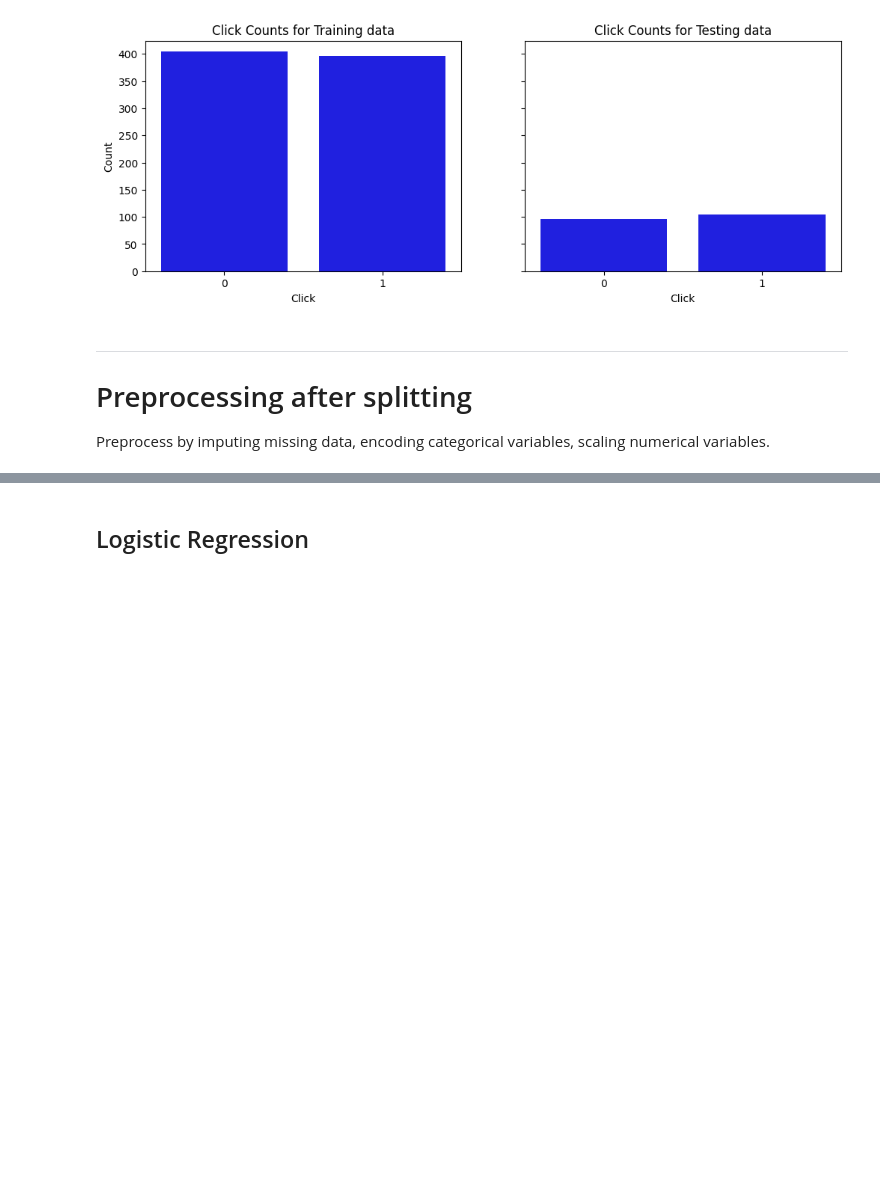
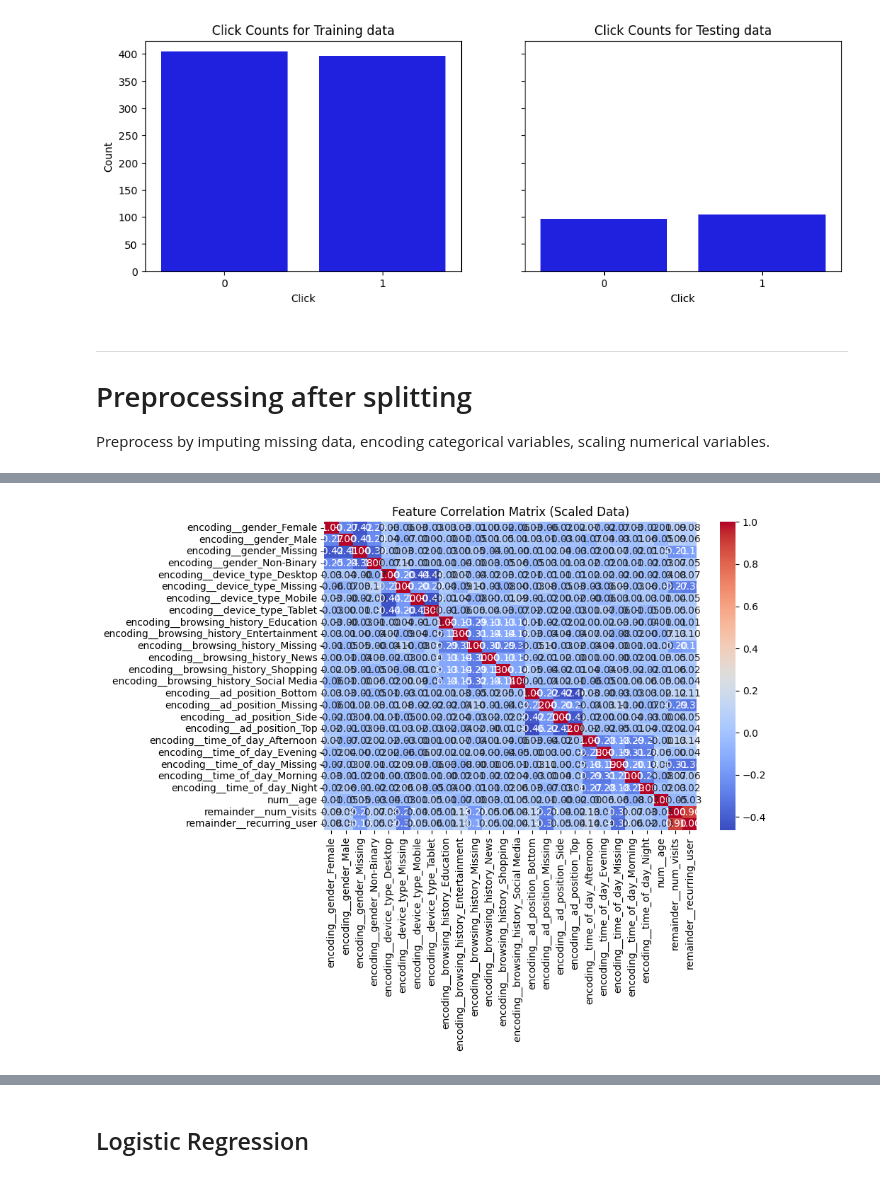
Before and after one commit to zabethe/ad-click-prediction, a Jupyter notebook: research.ipynb, the cells around one changed output, grey strips where cells are left out. Drawn from its saved outputs; the diff is of its cells as text; code cells hidden in the pictures; blank space fills up the shorter version.

```diff
--- a/research.ipynb
+++ b/research.ipynb
@@ -466,7 +452,7 @@ adclicks2 = adclicks_users
 # Complete dataset
 adclicks3 = adclicks_users[adclicks_users.columns.difference(["age"])].fillna("Missing")
 adclicks3.loc[:, "age"] = adclicks_users[["age"]]
-reorder = ["id", "age", "gender", "device_type", "ad_position", "browsing_history", "time_of_day", "click", "num_visits", "recurring_user"]
+reorder = ["age", "gender", "device_type", "ad_position", "browsing_history", "time_of_day", "click", "num_visits", "recurring_user"]
 adclicks3 = adclicks3[reorder]
 # %% [markdown]
 ***
@@ -626,0 +568,35 @@ result2 = pd.DataFrame(data=result2, columns=feature_names)
+# %%
+# Transformer Pipeline
+num_transformer1 = Pipeline(
+    steps =[
+        ("imputed", RandomSampleImputer(random_state=42))
+    ]
+)
+
+num_transformer2 = Pipeline(
+    steps =[
+        ("imputed", RandomSampleImputer(random_state=42)),
+        ("scaled", MinMaxScaler())
+    ]
+)
+
+preprocessor1 = ColumnTransformer(
+    transformers=[
+        ("encoding", OneHotEncoder(), ["gender", "device_type", "browsing_history", "ad_position", "time_of_day"]),
+        ("num", num_transformer1, ["age"])
+    ],
+    remainder="passthrough"
+)
+
+preprocessor2 = ColumnTransformer(
+    transformers=[
+        ("encoding", OneHotEncoder(), ["gender", "device_type", "browsing_history", "ad_position", "time_of_day"]),
+        ("num", num_transformer2, ["age", "num_visits"])
+    ],
+    remainder="passthrough"
+)
+# %%
+scaled_df = preprocessor1.fit_transform(X3_train, y3_train)
+scaled_df_columns = preprocessor1.get_feature_names_out()
+
+scaled_df = pd.DataFrame(scaled_df, columns=scaled_df_columns)
@@ -626,0 +615,10 @@ result2 = pd.DataFrame(data=result2, columns=feature_names)
+# %%
+# Correlation matrix for scaled data
+correlation_matrix = scaled_df.corr()
+
+plt.figure(figsize=(10, 8))
+sns.heatmap(correlation_matrix, annot=True, cmap='coolwarm', fmt='.2f')
+plt.title("Feature Correlation Matrix (Scaled Data)")
+plot_show("scaled_feature_corr_matrix")
+# %% [output]
+[figure, added]
```
Also changed, not shown: parts of 16 cells of this notebook, 3 other files.
